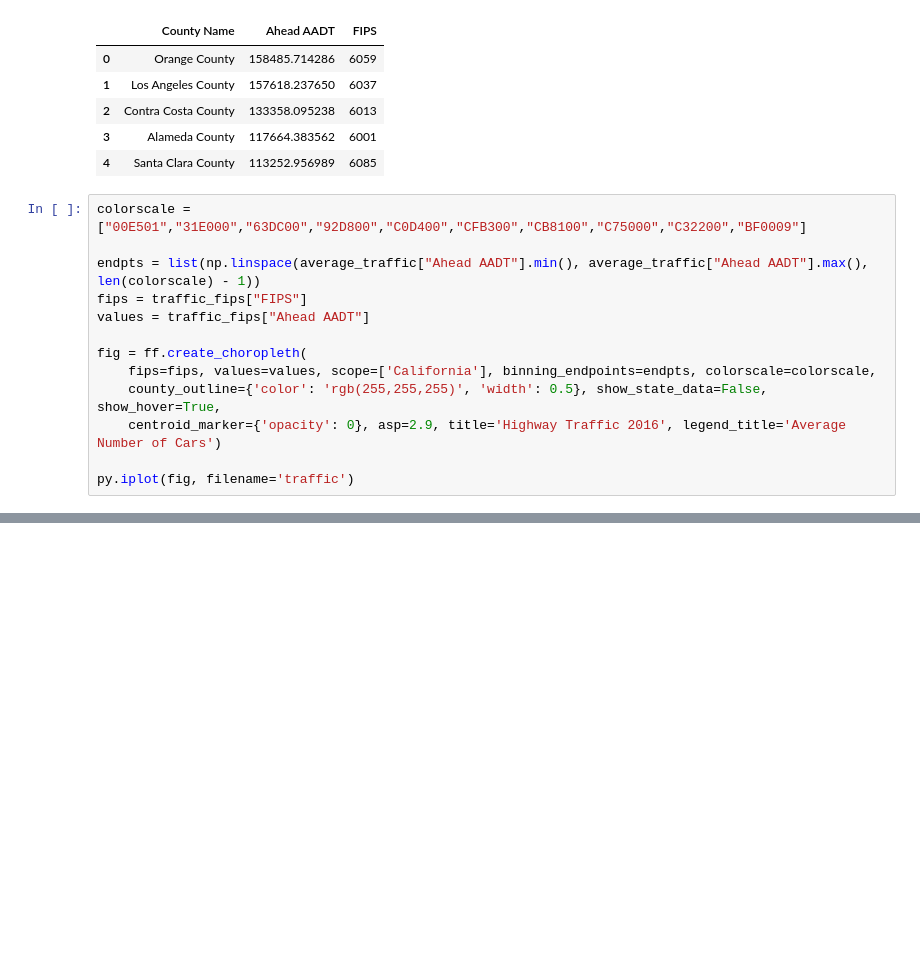
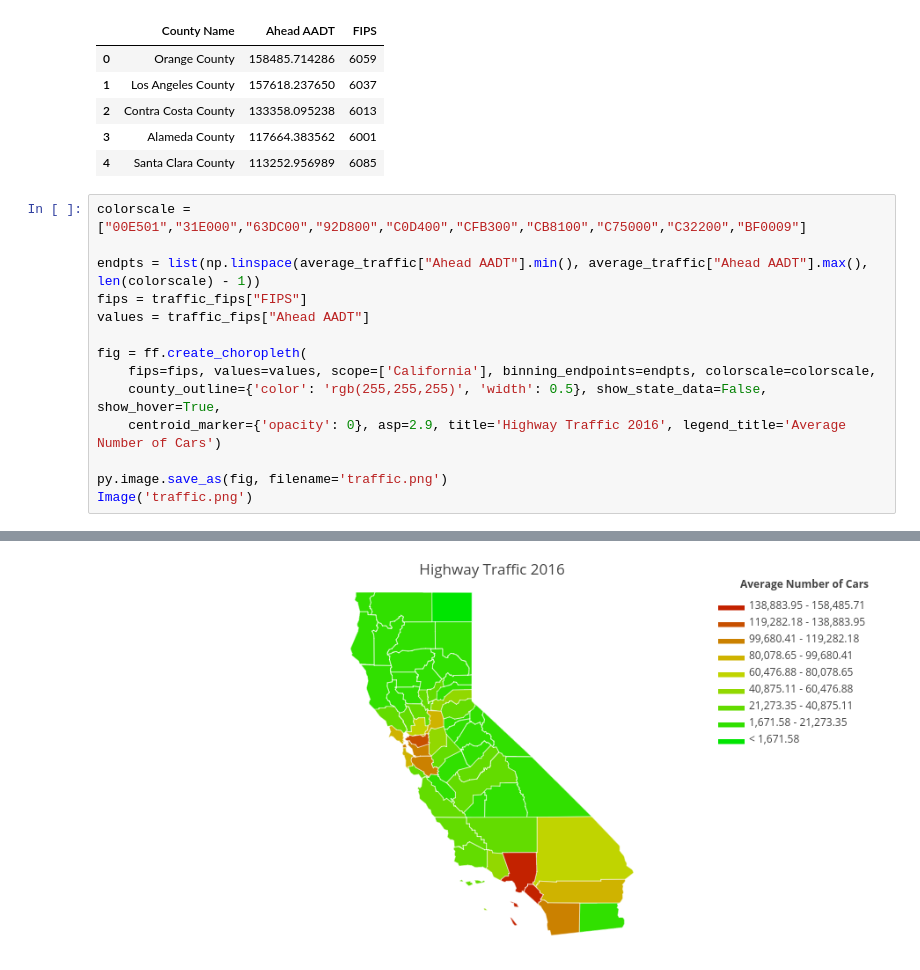
Before and after one commit to lraynes/personal_projects, a Jupyter notebook: CA_County_Comparison/Traffic.ipynb, the cells around one changed output, grey strips where cells are left out. Cells and saved outputs as stored; diff of their text form; blank space fills up the shorter version.

```diff
--- a/CA_County_Comparison/Traffic.ipynb
+++ b/CA_County_Comparison/Traffic.ipynb
@@ -87,5 +88,6 @@ fig = ff.create_choropleth(
     county_outline={'color': 'rgb(255,255,255)', 'width': 0.5}, show_state_data=False, show_hover=True,
     centroid_marker={'opacity': 0}, asp=2.9, title='Highway Traffic 2016', legend_title='Average Number of Cars')
 
-py.iplot(fig, filename='traffic')
+py.image.save_as(fig, filename='traffic.png')
+Image('traffic.png')
 # %% [output]
@@ -92,0 +94 @@ py.iplot(fig, filename='traffic')
+[figure, added]
```
Also changed, not shown: parts of 2 cells of this notebook, 2 other files.
